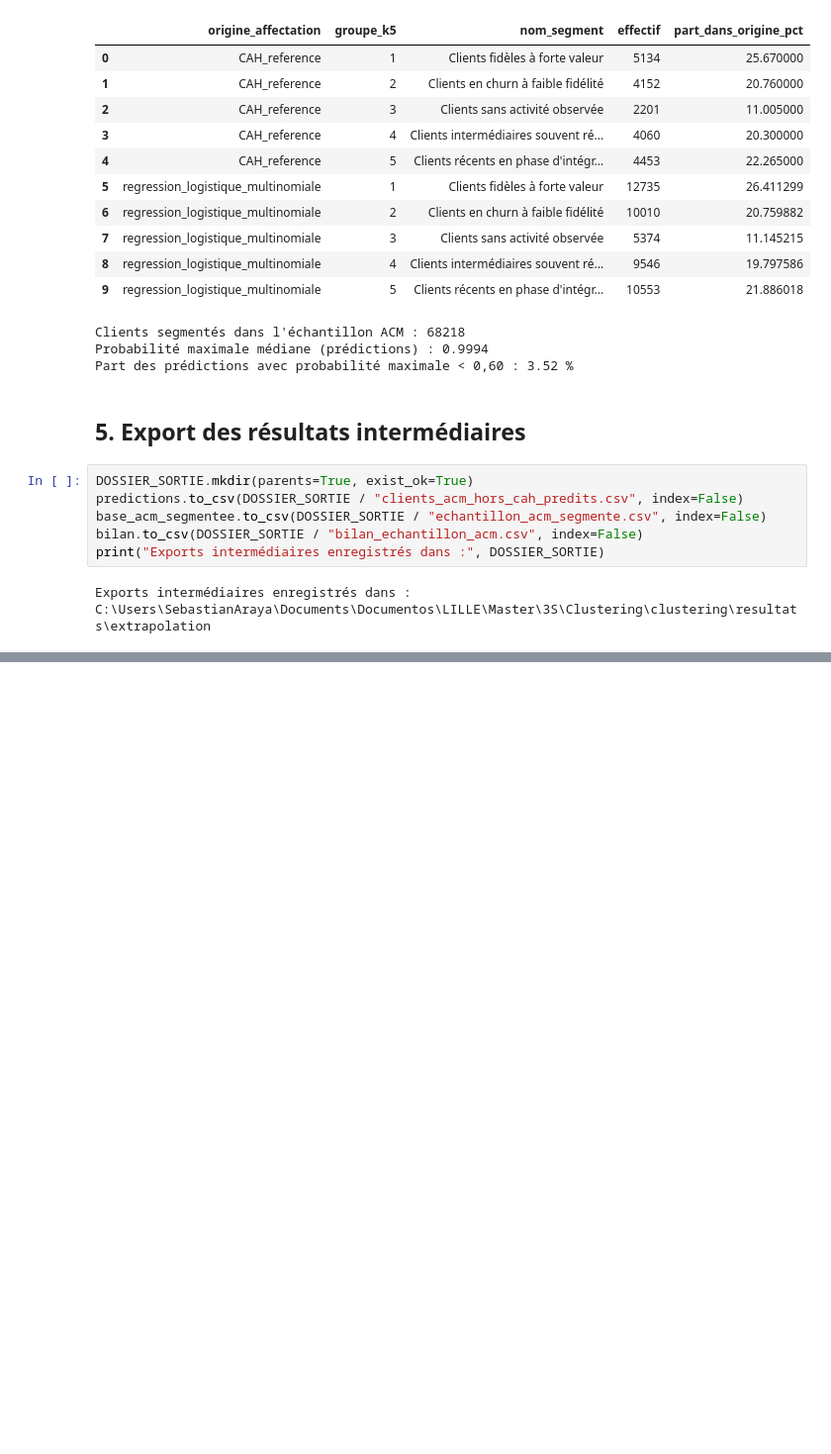
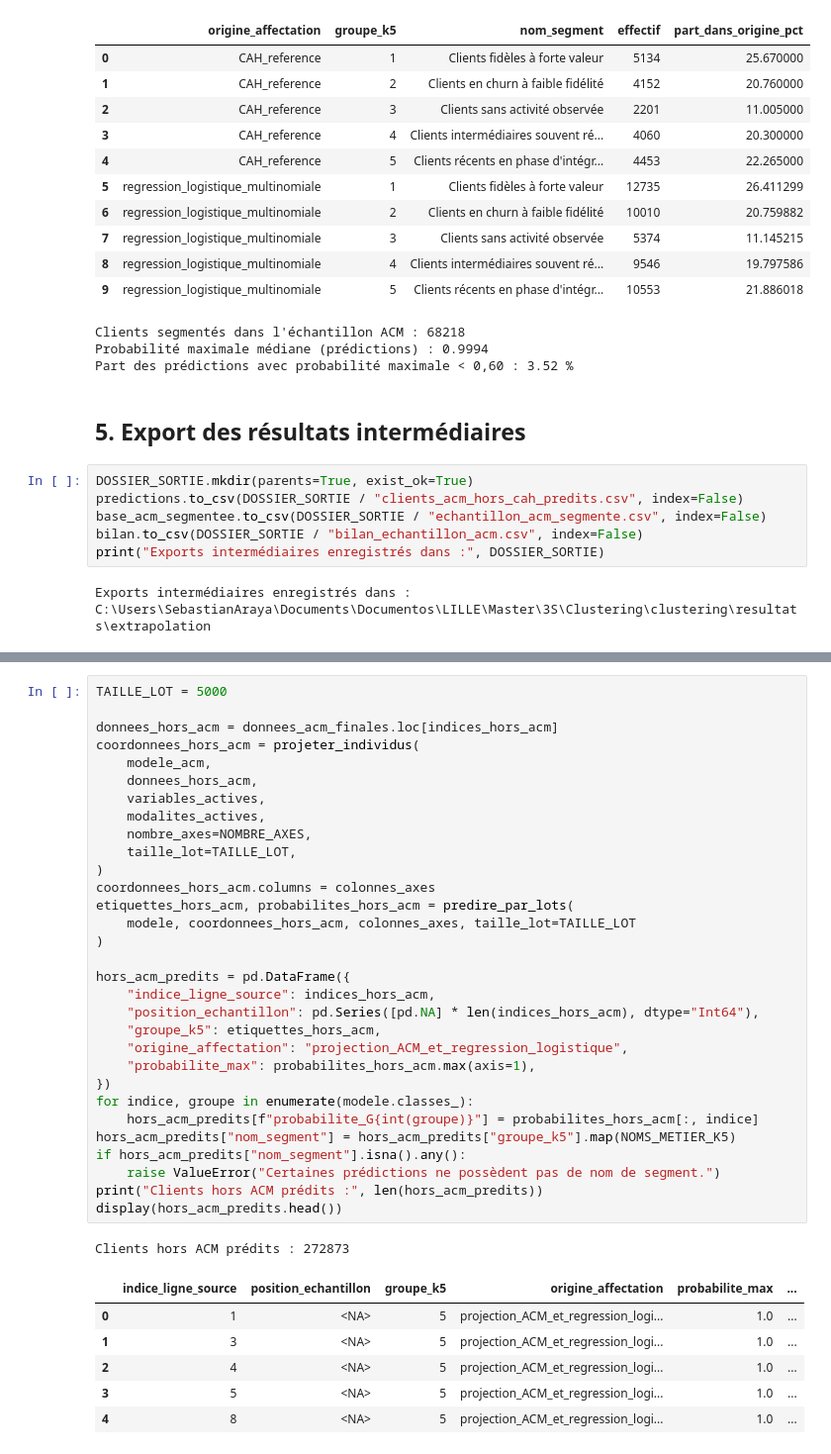
Before and after one commit to sebaarayacastro1/clustering, a Jupyter notebook: notebooks/06_extrapolation_clusters.ipynb, the cells around one changed output, grey strips where cells are left out. Shown at 99% size. Drawn from its saved outputs; the diff is of its cells as text; blank space fills up the shorter version.

```diff
--- a/notebooks/06_extrapolation_clusters.ipynb
+++ b/notebooks/06_extrapolation_clusters.ipynb
@@ -199,0 +302,39 @@ Les probabilités affichées mesurent la confiance du classifieur dans la reprod
+# %%
+TAILLE_LOT = 5000
+
+donnees_hors_acm = donnees_acm_finales.loc[indices_hors_acm]
+coordonnees_hors_acm = projeter_individus(
+    modele_acm,
+    donnees_hors_acm,
+    variables_actives,
+    modalites_actives,
+    nombre_axes=NOMBRE_AXES,
+    taille_lot=TAILLE_LOT,
+)
+coordonnees_hors_acm.columns = colonnes_axes
+etiquettes_hors_acm, probabilites_hors_acm = predire_par_lots(
+    modele, coordonnees_hors_acm, colonnes_axes, taille_lot=TAILLE_LOT
+)
+
+hors_acm_predits = pd.DataFrame({
+    "indice_ligne_source": indices_hors_acm,
+    "position_echantillon": pd.Series([pd.NA] * len(indices_hors_acm), dtype="Int64"),
+    "groupe_k5": etiquettes_hors_acm,
+    "origine_affectation": "projection_ACM_et_regression_logistique",
+    "probabilite_max": probabilites_hors_acm.max(axis=1),
+})
+for indice, groupe in enumerate(modele.classes_):
+    hors_acm_predits[f"probabilite_G{int(groupe)}"] = probabilites_hors_acm[:, indice]
+hors_acm_predits["nom_segment"] = hors_acm_predits["groupe_k5"].map(NOMS_METIER_K5)
+if hors_acm_predits["nom_segment"].isna().any():
+    raise ValueError("Certaines prédictions ne possèdent pas de nom de segment.")
+print("Clients hors ACM prédits :", len(hors_acm_predits))
+display(hors_acm_predits.head())
+# %% [output]
+Clients hors ACM prédits : 272873
+|  | indice_ligne_source | position_echantillon | groupe_k5 | origine_affectation | probabilite_max | ... |
+| 0 | 1 | <NA> | 5 | projection_ACM_et_regression_logi... | 1.0 | ... |
+| 1 | 3 | <NA> | 5 | projection_ACM_et_regression_logi... | 1.0 | ... |
+| 2 | 4 | <NA> | 5 | projection_ACM_et_regression_logi... | 1.0 | ... |
+| 3 | 5 | <NA> | 5 | projection_ACM_et_regression_logi... | 1.0 | ... |
+| 4 | 8 | <NA> | 5 | projection_ACM_et_regression_logi... | 1.0 | ... |
```
Also changed, not shown: parts of 16 cells of this notebook, 2 other files.
